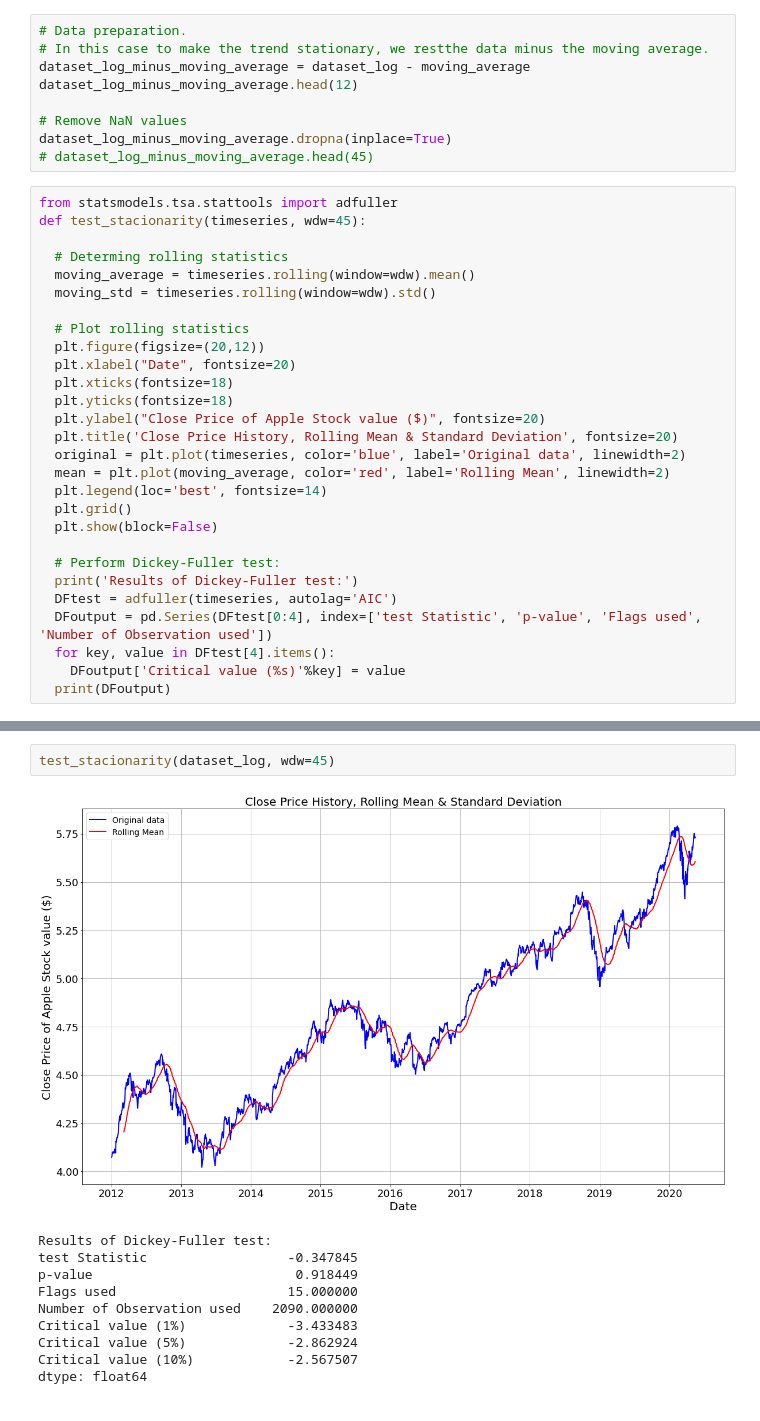
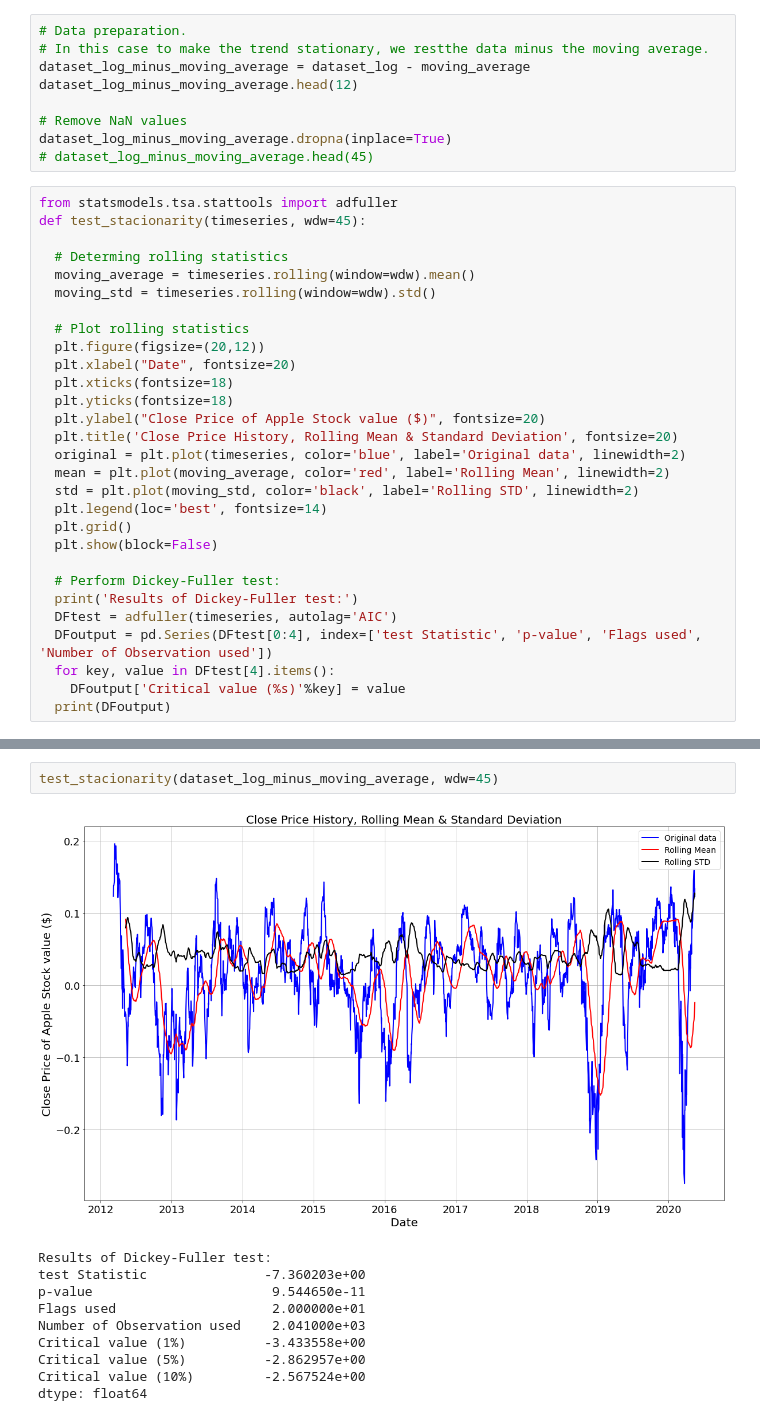
Before and after one commit to VictorDreke/Data-Science-for-Finance, a Jupyter notebook: AppleStockARIMA.ipynb, the cells around one changed output, grey strips where cells are left out. Drawn from its saved outputs; the diff is of its cells as text.

```diff
--- a/AppleStockARIMA.ipynb
+++ b/AppleStockARIMA.ipynb
@@ -163,6 +175,7 @@ def test_stacionarity(timeseries, wdw=45):
   plt.title('Close Price History, Rolling Mean & Standard Deviation', fontsize=20)
   original = plt.plot(timeseries, color='blue', label='Original data', linewidth=2)
   mean = plt.plot(moving_average, color='red', label='Rolling Mean', linewidth=2)
+  std = plt.plot(moving_std, color='black', label='Rolling STD', linewidth=2)
   plt.legend(loc='best', fontsize=14)
   plt.grid()
   plt.show(block=False)
@@ -177,13 +192,13 @@ def test_stacionarity(timeseries, wdw=45):
 # %%
-test_stacionarity(dataset_log, wdw=45)
+test_stacionarity(dataset_log_minus_moving_average, wdw=45)
 # %% [output]
-[figure, old version]
+[figure, new version]
 Results of Dickey-Fuller test:
-test Statistic                  -0.347845
-p-value                          0.918449
-Flags used                      15.000000
-Number of Observation used    2090.000000
-Critical value (1%)             -3.433483
-Critical value (5%)             -2.862924
-Critical value (10%)            -2.567507
+test Statistic               -7.360203e+00
+p-value                       9.544650e-11
+Flags used                    2.000000e+01
+Number of Observation used    2.041000e+03
+Critical value (1%)          -3.433558e+00
+Critical value (5%)          -2.862957e+00
+Critical value (10%)         -2.567524e+00
 dtype: float64
```
Also changed, not shown: parts of 18 cells of this notebook.
